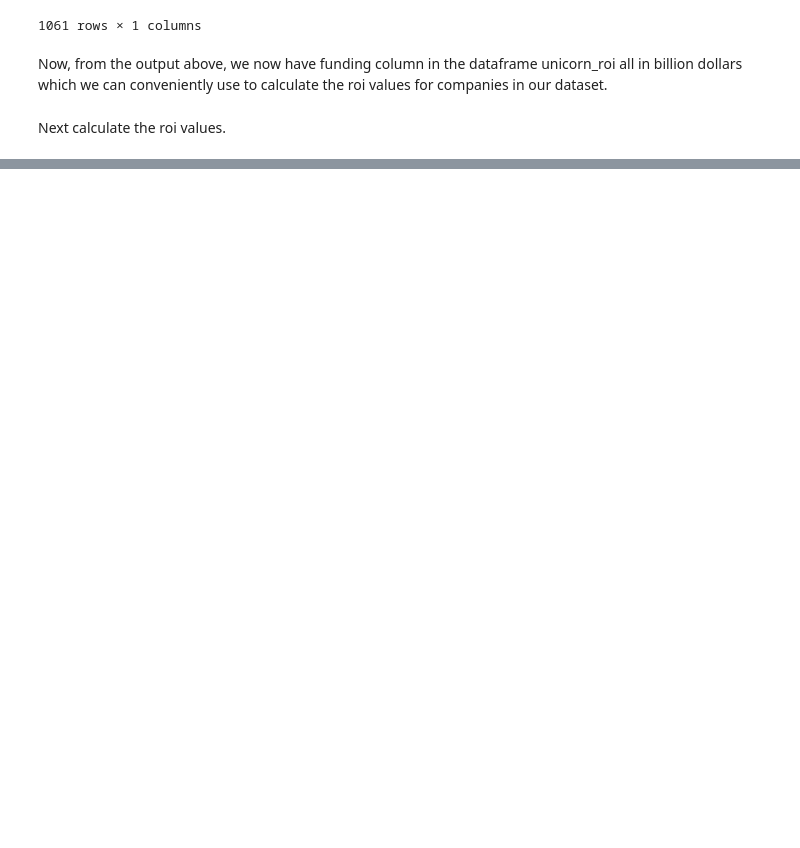
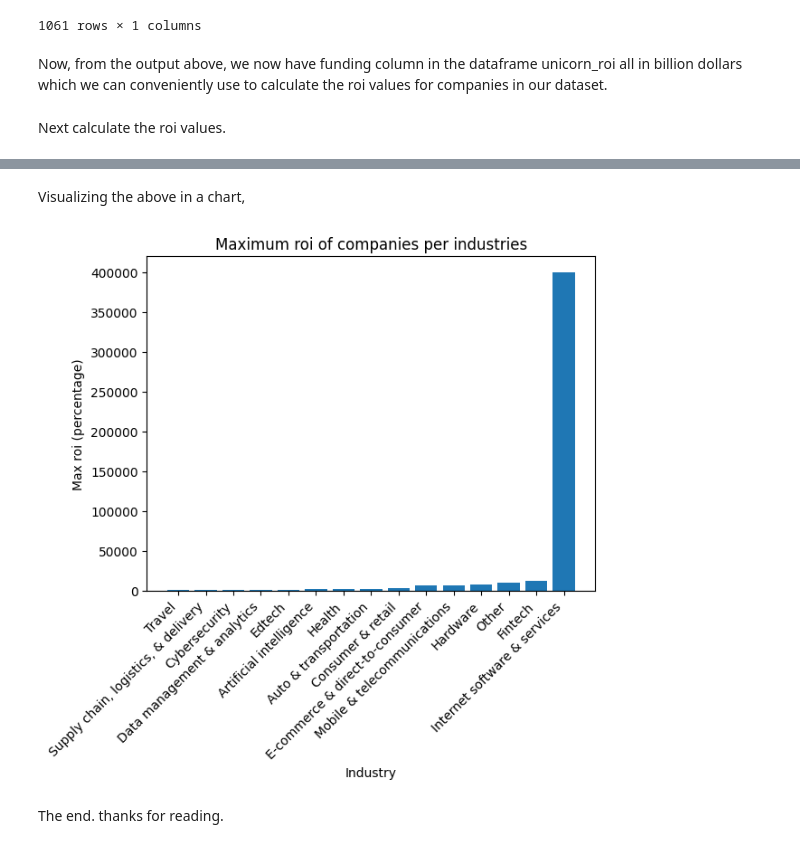
Before and after one commit to Ndong21/Data_Analysis_python_Unicorn_Companies-, a Jupyter notebook: Analysis/lab2.ipynb, the cells around one changed output, grey strips where cells are left out. Saved outputs shown, nothing was run; the diff lists cells and outputs as text; code cells hidden in the pictures; blank space fills up the shorter version.

```diff
--- a/Analysis/lab2.ipynb
+++ b/Analysis/lab2.ipynb
@@ -488,0 +665,8 @@ Next calculate the roi values.
+# %%
+# This line of code creates a dataframe called max_valuation with 2 columns, industry and valuation.
+# the groupby() is used to aggragate and obtain the maximum values using max()
+# sort_values() is used to sort the dataframe from smallest to largest using the valuation
+
+max_roi = (unicorn_roi[['Industry', 'roi']].groupby('Industry').max().sort_values(by='roi'))
+
+max_roi
@@ -488,0 +691,32 @@ Next calculate the roi values.
+# %% [markdown]
+Visualizing the above in a chart,
+# %%
+# draw a bar chart to visualize results
+
+# visualize this information on a graph using industry column as the bar categories and roi as the height of bars.
+
+plt.bar(max_roi.index, max_roi['roi'])
+
+# set the title
+
+plt.title('Maximum roi of companies per industries')
+
+# set x axis
+
+plt.xlabel('Industry')
+
+# set y axis label
+
+plt.ylabel('Max roi (percentage)')
+
+# rotate labels on the x axis to avoid overlap
+
+plt.xticks(rotation = 45, horizontalalignment = 'right')
+
+# display the plot
+
+plt.show()
+# %% [output]
+[figure, added]
+# %% [markdown]
+The end. thanks for reading.
```
Also changed, not shown: parts of 32 cells of this notebook.
